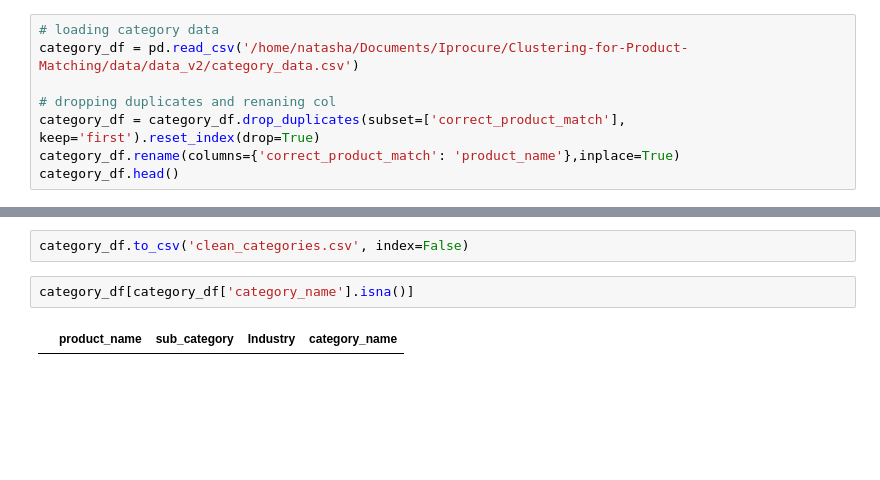
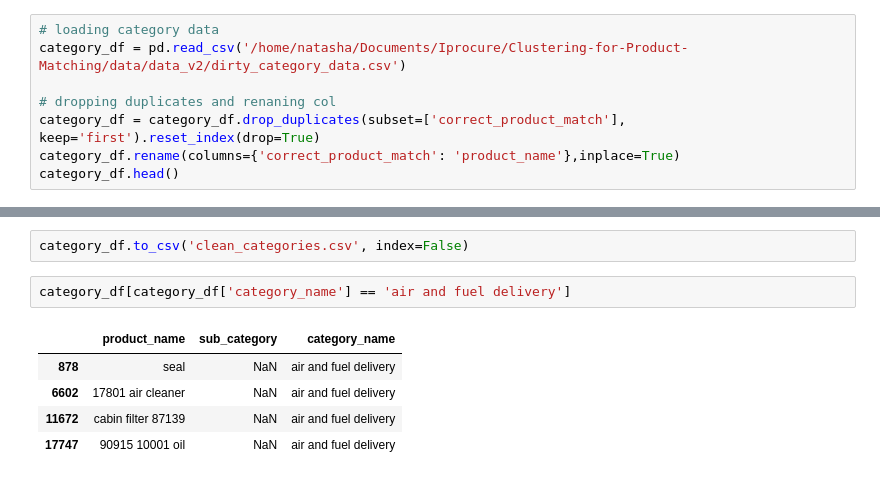
Before and after one commit to natbernard/Clustering-for-Product-Matching, a Jupyter notebook: models/model_v2/category_cleanup.ipynb, the cells around one changed output, grey strips where cells are left out. Cells and saved outputs as stored; diff of their text form; blank space fills up the shorter version.

```diff
--- a/models/model_v2/category_cleanup.ipynb
+++ b/models/model_v2/category_cleanup.ipynb
@@ -37,7 +37,7 @@ iprocure_prods_df.shape
 (4771, 12)
 # %%
 # loading category data
-category_df = pd.read_csv('/home/natasha/Documents/Iprocure/Clustering-for-Product-Matching/data/data_v2/category_data.csv')
+category_df = pd.read_csv('/home/natasha/Documents/Iprocure/Clustering-for-Product-Matching/data/data_v2/dirty_category_data.csv')
 
 # dropping duplicates and renaning col
 category_df = category_df.drop_duplicates(subset=['correct_product_match'], keep='first').reset_index(drop=True)
@@ -351,6 +359,10 @@ category_df
 # %%
 category_df.to_csv('clean_categories.csv', index=False)
 # %%
-category_df[category_df['category_name'].isna()]
+category_df[category_df['category_name'] == 'air and fuel delivery']
 # %% [output]
-|  | product_name | sub_category | Industry | category_name |
+|  | product_name | sub_category | category_name |
+| 878 | seal | NaN | air and fuel delivery |
+| 6602 | 17801 air cleaner | NaN | air and fuel delivery |
+| 11672 | cabin filter 87139 | NaN | air and fuel delivery |
+| 17747 | 90915 10001 oil | NaN | air and fuel delivery |
```
Also changed, not shown: parts of 30 cells of this notebook, 2 other files.
